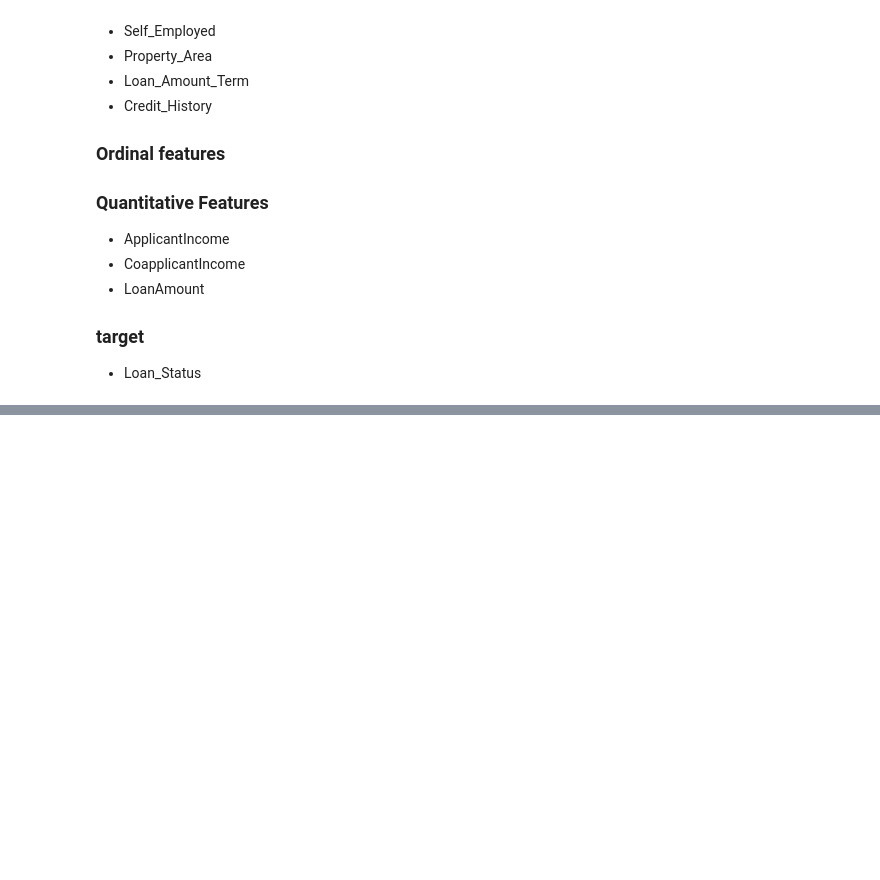
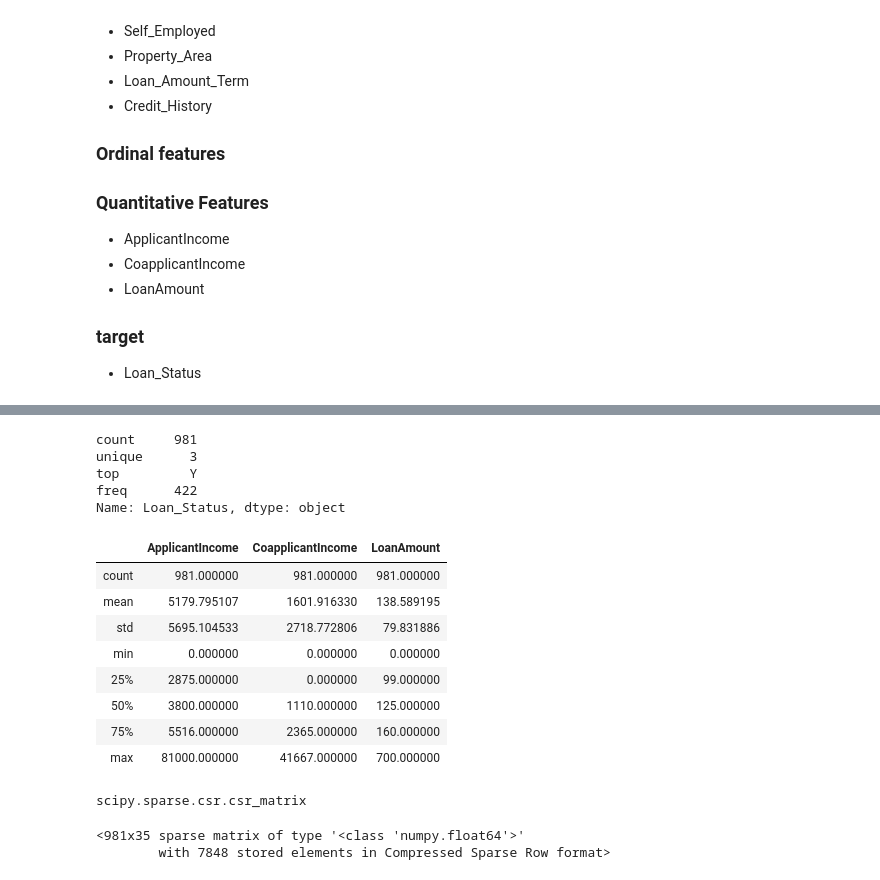
Before and after one commit to divaymohan/Loan_Eligibility_prediction, a Jupyter notebook: notebook/check_Data.ipynb, the cells around one changed output, grey strips where cells are left out. Drawn from its saved outputs; the diff is of its cells as text; code cells hidden in the pictures; blank space fills up the shorter version.

```diff
--- a/notebook/check_Data.ipynb
+++ b/notebook/check_Data.ipynb
@@ -73,0 +90,3 @@ Biased data towards N status
+# %%
+data = pd.concat((train,test),axis=0)
+data.shape
@@ -73,0 +106,3 @@ Biased data towards N status
+# %%
+categoricals = ['Gender','Married','Dependents','Education','Self_Employed','Loan_Amount_Term','Credit_History','Property_Area']
+numericals = ['ApplicantIncome','CoapplicantIncome','LoanAmount']
@@ -73,0 +134,2 @@ Biased data towards N status
+# %%
+data.loc[:,categoricals] = data[categoricals].fillna('None').astype(str)
@@ -73,0 +157,2 @@ Biased data towards N status
+# %%
+data = data.fillna(0)
@@ -73,0 +180,20 @@ Biased data towards N status
+# %%
+data['Loan_Status'].describe()
+# %% [output]
+count     981
+unique      3
+top         Y
+freq      422
+Name: Loan_Status, dtype: object
+# %%
+data.describe()
+# %% [output]
+|  | ApplicantIncome | CoapplicantIncome | LoanAmount |
+| count | 981.000000 | 981.000000 | 981.000000 |
+| mean | 5179.795107 | 1601.916330 | 138.589195 |
+| std | 5695.104533 | 2718.772806 | 79.831886 |
+| min | 0.000000 | 0.000000 | 0.000000 |
+| 25% | 2875.000000 | 0.000000 | 99.000000 |
+| 50% | 3800.000000 | 1110.000000 | 125.000000 |
+| 75% | 5516.000000 | 2365.000000 | 160.000000 |
+| max | 81000.000000 | 41667.000000 | 700.000000 |
@@ -73,0 +224,9 @@ Biased data towards N status
+# %%
+type(data)
+# %% [output]
+scipy.sparse.csr.csr_matrix
+# %%
+data
+# %% [output]
+<981x35 sparse matrix of type '<class 'numpy.float64'>'
+        with 7848 stored elements in Compressed Sparse Row format>
```
Also changed, not shown: parts of 23 cells of this notebook, 4 other files.
